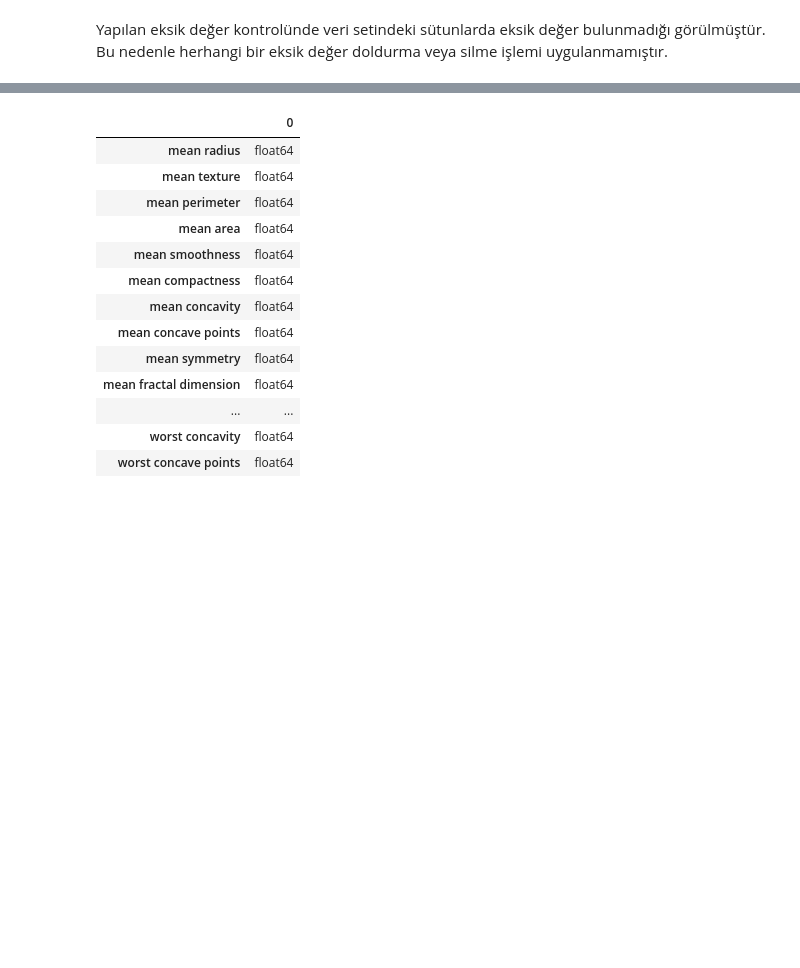
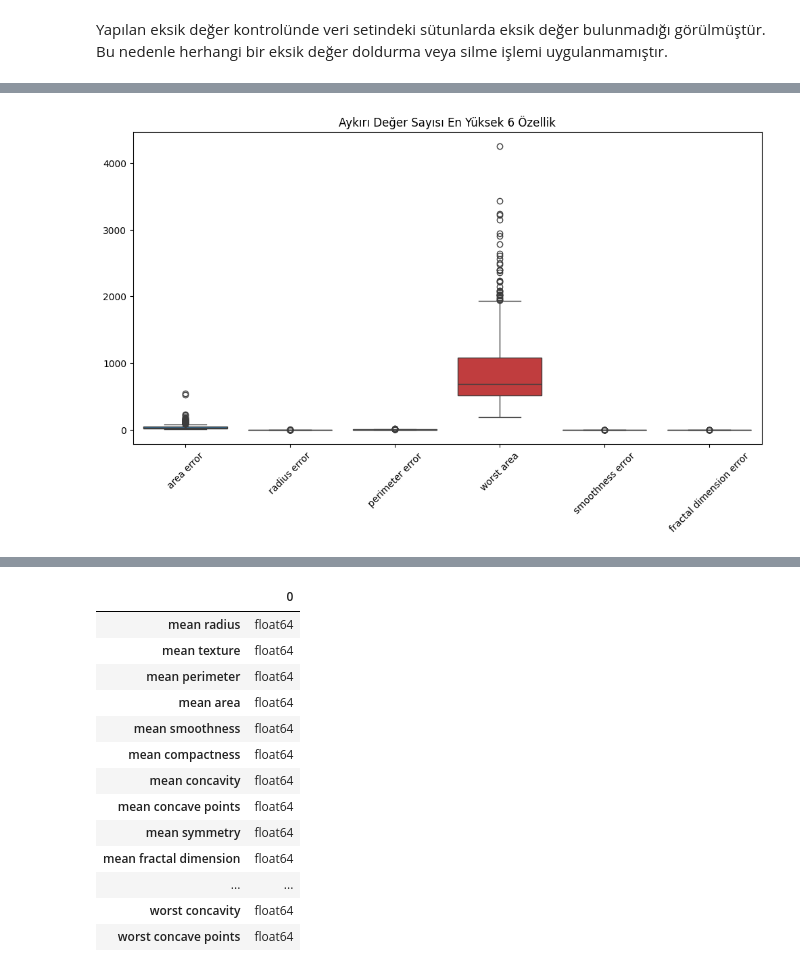
Before and after one commit to BenYILDO/breast_cancer_ML, a Jupyter notebook: MachineLearning.ipynb, the cells around one changed output, grey strips where cells are left out. Cells and saved outputs as stored; diff of their text form; code cells hidden in the pictures; blank space fills up the shorter version.

```diff
--- a/MachineLearning.ipynb
+++ b/MachineLearning.ipynb
@@ -147,0 +155,13 @@ Bu nedenle herhangi bir eksik değer doldurma veya silme işlemi uygulanmamışt
+# %%
+Q1 = X.quantile(0.25)
+Q3 = X.quantile(0.75)
+IQR = Q3 - Q1
+
+lower_bound = Q1 - 1.5 * IQR
+upper_bound = Q3 + 1.5 * IQR
+
+outlier_mask = (X < lower_bound) | (X > upper_bound)
+
+outlier_counts = outlier_mask.sum().sort_values(ascending=False)
+
+outlier_counts
@@ -147,0 +187,7 @@ Bu nedenle herhangi bir eksik değer doldurma veya silme işlemi uygulanmamışt
+# %%
+outlier_table = pd.DataFrame({
+    "Aykırı Değer Sayısı": outlier_counts,
+    "Aykırı Değer %": outlier_counts / len(X) * 100
+})
+
+outlier_table.head(10)
@@ -147,0 +206,10 @@ Bu nedenle herhangi bir eksik değer doldurma veya silme işlemi uygulanmamışt
+# %%
+top_outlier_features = outlier_table.head(6).index
+
+plt.figure(figsize=(12, 6))
+sns.boxplot(data=X[top_outlier_features])
+plt.xticks(rotation=45)
+plt.title("Aykırı Değer Sayısı En Yüksek 6 Özellik")
+plt.show()
+# %% [output]
+[figure, added]
```
Also changed, not shown: parts of 38 cells of this notebook.
